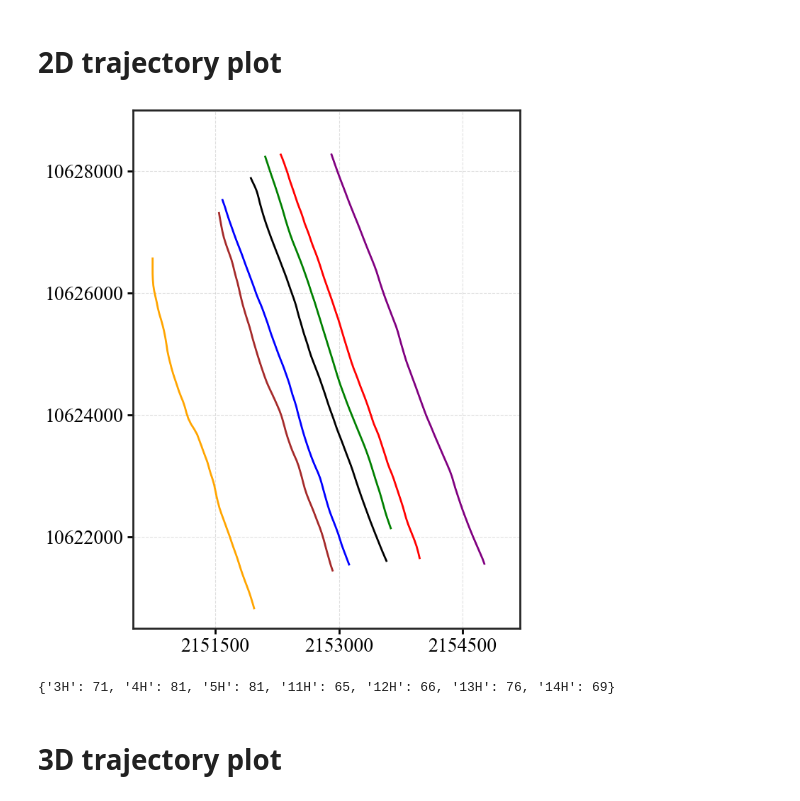
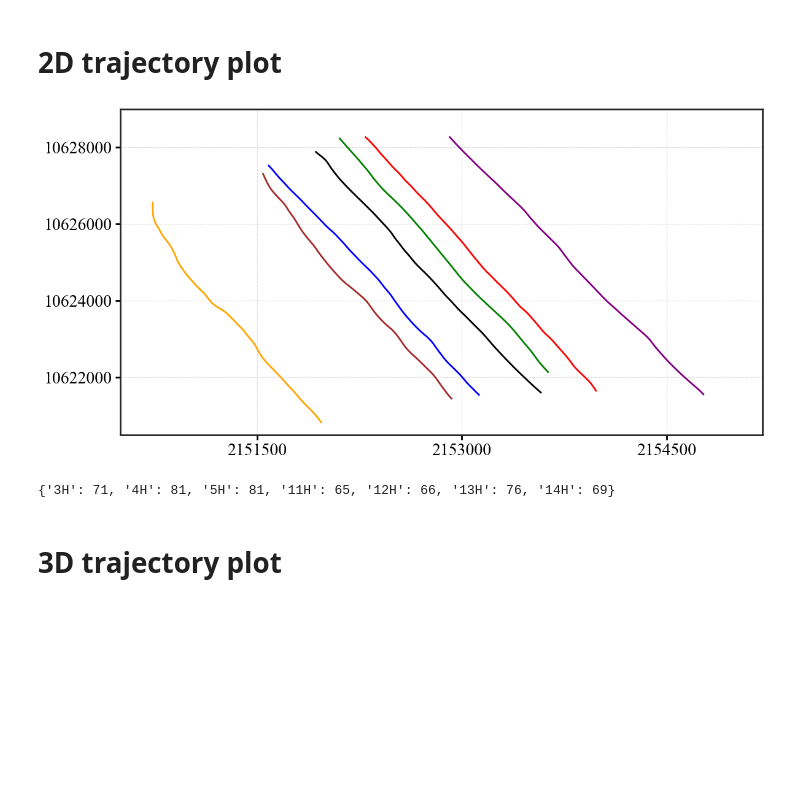
Before and after one commit to felix-mao-1516/plot-for-research-, a Jupyter notebook: 0. wells_trajectory_and_connection.ipynb, the cells around one changed output. Cells and saved outputs as stored; diff of their text form; code cells hidden in the pictures; blank space fills up the shorter version.

```diff
--- a/0. wells_trajectory_and_connection.ipynb
+++ b/0. wells_trajectory_and_connection.ipynb
@@ -366,41 +366,41 @@ fig, ax, cleaned = plot_wells_by_w(
     well_colors=well_colors,
 
     # 画布大小，宽 12，高 7
-    figsize=(7, 8),
+    figsize=(12, 6),
 
     # 是否标注井名
     annotate_endpoints=False,
 
     # 线条设置
     linewidth=2,
     linestyle="-",
 
     # 坐标轴标题
     xlabel="",
     ylabel="",
 
     # 坐标轴范围
     xlim=(2150500, 2155200),
     ylim=(10620500, 10629000),
 
     # 坐标轴刻度
     xticks=[ 2151500, 2153000, 2154500],
     yticks=[10622000, 10624000, 10626000, 10628000],
 
     # 保持真实空间比例
     aspect_equal=False,
 
     # 显示网格和图例
     grid=True,
     legend=False,
 )
 
 plt.show()
 
 # 查看每口井清洗后的点数
 {w: len(dfw) for w, dfw in cleaned.items()}
 # %% [output]
-[figure, old version]
+[figure, new version]
 {'3H': 71, '4H': 81, '5H': 81, '11H': 65, '12H': 66, '13H': 76, '14H': 69}
 # %% [markdown]
 # 3D trajectory plot
```
